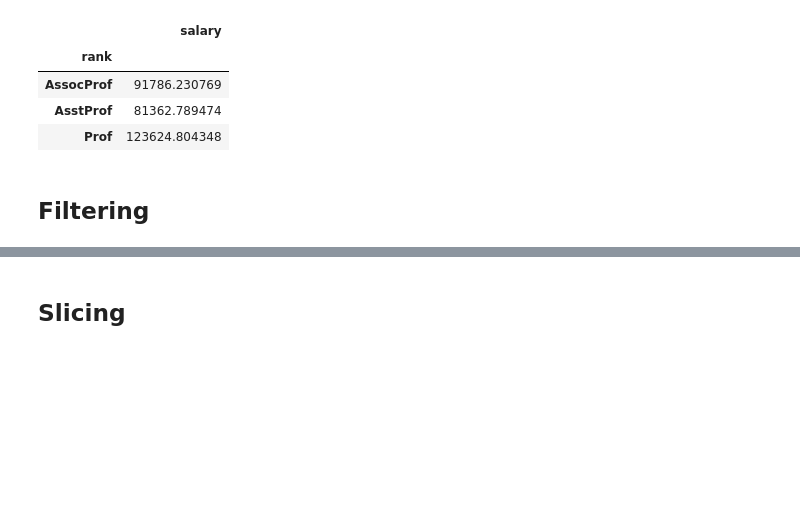
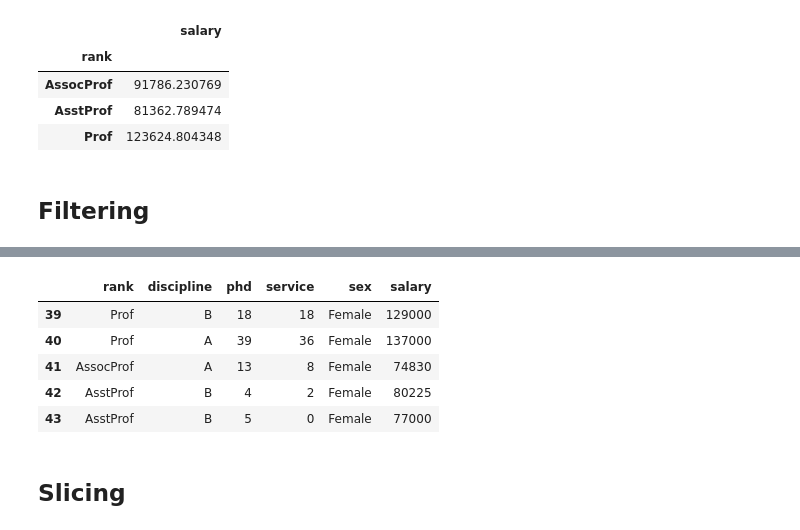
Before and after one commit to philmui/algorithmic-bias-2019, a Jupyter notebook: summer/an introduction to ML.ipynb, the cells around one changed output, grey strips where cells are left out. Cells and saved outputs as stored; diff of their text form; code cells hidden in the pictures; blank space fills up the shorter version.

```diff
--- a/summer/an introduction to ML.ipynb
+++ b/summer/an introduction to ML.ipynb
@@ -121,6 +129,14 @@ df_sub = df[ df['salary'] > 120000 ]
 # %%
 #Select only those rows that contain female professors:
 df_f = df[ df['sex'] == 'Female' ]
+df_f.head()
+# %% [output]
+|  | rank | discipline | phd | service | sex | salary |
+| 39 | Prof | B | 18 | 18 | Female | 129000 |
+| 40 | Prof | A | 39 | 36 | Female | 137000 |
+| 41 | AssocProf | A | 13 | 8 | Female | 74830 |
+| 42 | AsstProf | B | 4 | 2 | Female | 80225 |
+| 43 | AsstProf | B | 5 | 0 | Female | 77000 |
 # %% [markdown]
 ## Slicing
 # %%
```
Also changed, not shown: parts of 4 cells of this notebook, 1 other file.
